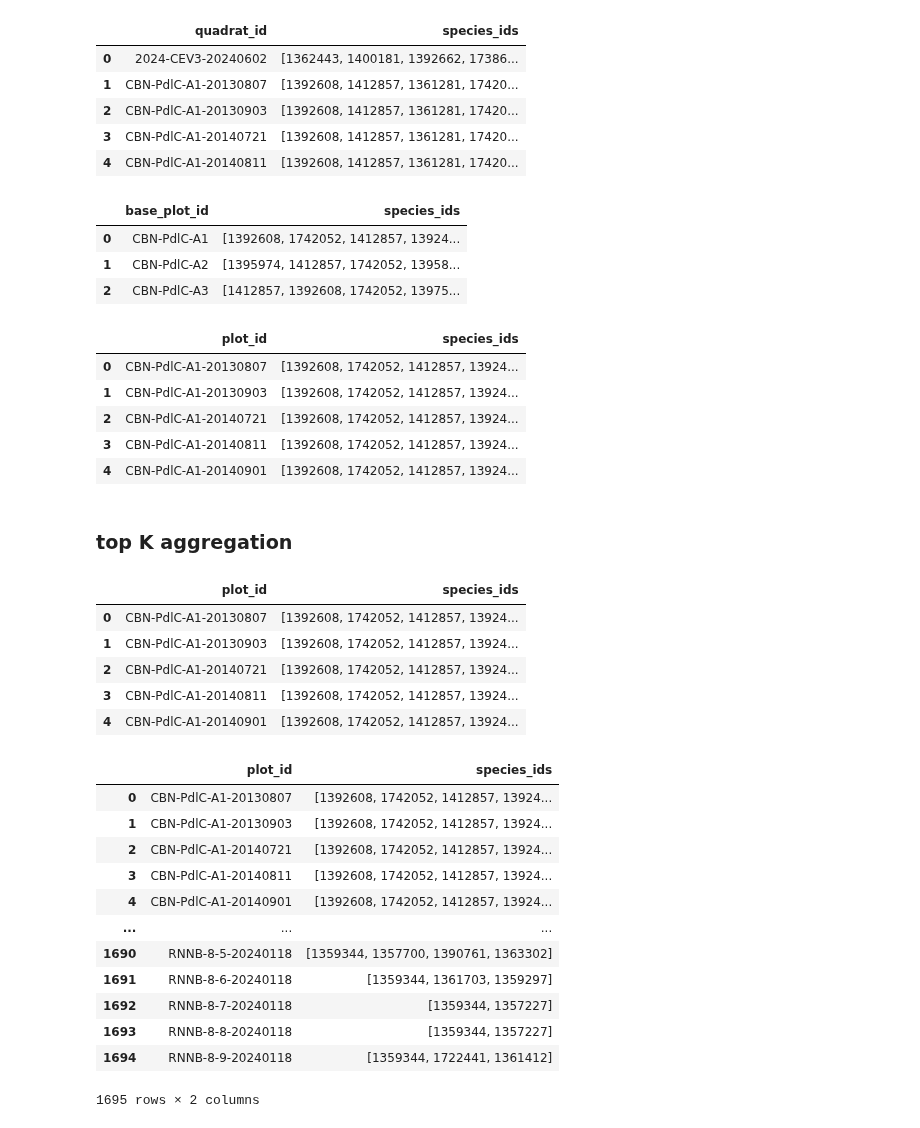
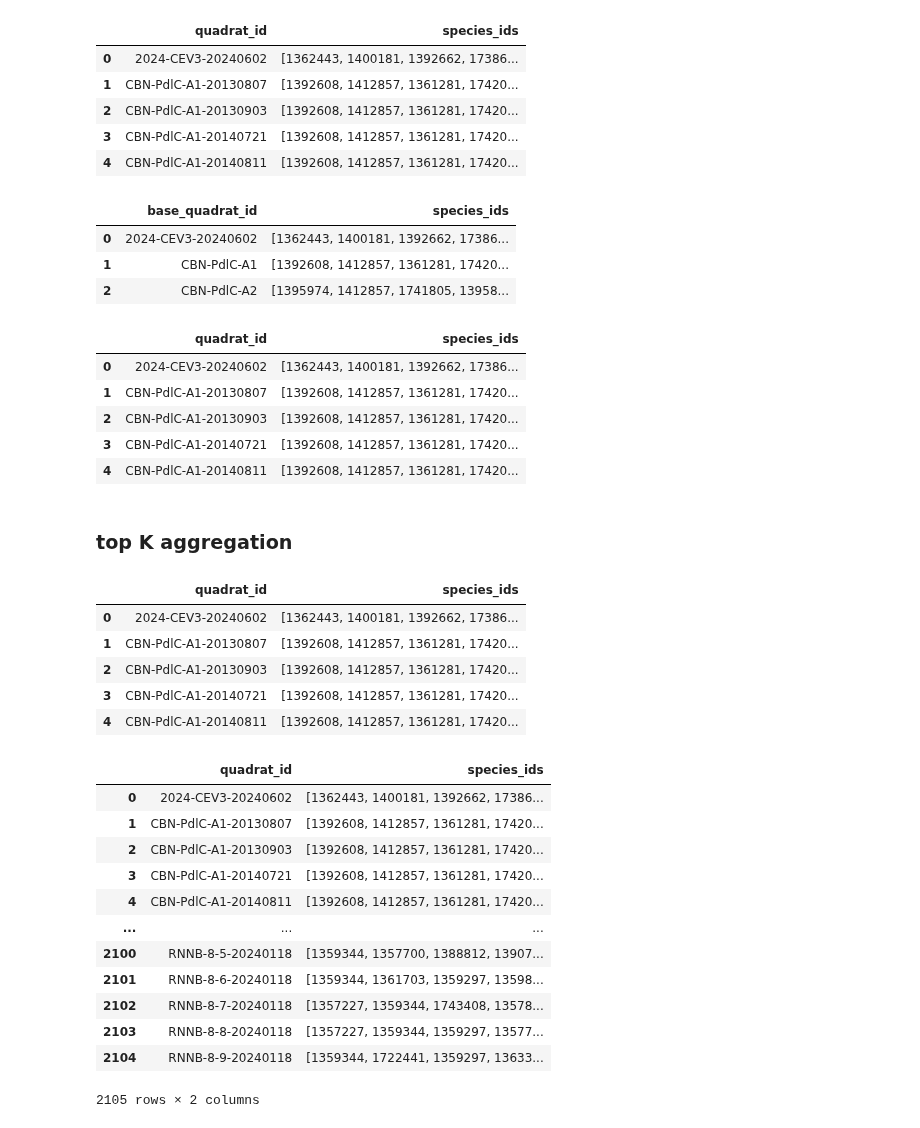
Before and after one commit to dsgt-arc/plantclef-2025, a Jupyter notebook: notebooks/ensemble/20250306-mg-aggregation.ipynb, the cells around one changed output. Drawn from its saved outputs; the diff is of its cells as text; code cells hidden in the pictures.

Commit message:
updated aggregation submission

```diff
--- a/notebooks/ensemble/20250306-mg-aggregation.ipynb
+++ b/notebooks/ensemble/20250306-mg-aggregation.ipynb
@@ -45,10 +40,11 @@ import re
 # regex-based function to extract base quadrat id
 def extract_base_quadrat_id(quadrat_id):
     patterns = [
-        (r"^(CBN-can-[A-F][0-9])-\d{8}$", 1),  # CBN-can: no aggregation
-        (r"^(CBN-PdlC-[A-F][0-9])-\d{8}$", 1),  # CBN-PdlC: aggregate A1 to F6
-        (r"^(CBN-Pla-[A-F][0-9])-\d{8}$", 1),  # CBN-Pla: same as above
-        (r"^(GUARDEN-AMB-[A-Z0-9]{4})-\d+-\d+-\d{8}$", 1),  # GUARDEN-AMB
+        (r"^(CBN-.*?-.*?)-\d{8}$", 1),  # CBN
+        (r"^(GUARDEN-.*?-.*?)-.*$", 1),  # GUARDEN-AMB
+        (r"^(LISAH-.*?)-\d{8}$", 1),  # LISAH
+        (r"^(OPTMix-\d+)-.*$", 1),  # OPTMix
+        (r"^(RNNB-\d+-\d+)-\d{8}$", 1),  # RNNB
     ]
     for pattern, group_idx in patterns:
         match = re.match(pattern, quadrat_id)
@@ -257,67 +234,70 @@ main(df_final, file_name)
 # %%
 # function to aggregate species, sort them by frequency, and select top K species
 def union_agg_topk(x, top_k=5):
     species_counts = Counter([species for sublist in x for species in sublist])
     return [species for species, _ in species_counts.most_common(top_k)]
 
 
 # Define the top K value (change as needed)
 top_k = 5
 
 # group by base_plot_id and apply the updated aggregation function with top K filtering
 df_union_topk = (
-    df.groupby("base_plot_id")["species_ids"]
+    df.groupby("base_quadrat_id")["species_ids"]
     .apply(lambda x: union_agg_topk(x, top_k))
     .reset_index()
 )
 display(df_union_topk.head(3))
 
 # merge the aggregated species_ids back to the original df
 df_merged_topk = df.merge(
-    df_union_topk, on="base_plot_id", how="left", suffixes=("_original", "_aggregated")
+    df_union_topk,
+    on="base_quadrat_id",
+    how="left",
+    suffixes=("_original", "_aggregated"),
 )
 
 # select only the required columns: original plot_id and aggregated species_ids
-df_final_topk = df_merged_topk[["plot_id", "species_ids_aggregated"]].rename(
+df_final_topk = df_merged_topk[["quadrat_id", "species_ids_aggregated"]].rename(
     columns={"species_ids_aggregated": "species_ids"}
 )
 df_final_topk.head()
 # %% [output]
-|  | base_plot_id | species_ids |
-| 0 | CBN-PdlC-A1 | [1392608, 1742052, 1412857, 13924... |
-| 1 | CBN-PdlC-A2 | [1395974, 1412857, 1742052, 13958... |
-| 2 | CBN-PdlC-A3 | [1412857, 1392608, 1742052, 13975... |
+|  | base_quadrat_id | species_ids |
+| 0 | 2024-CEV3-20240602 | [1362443, 1400181, 1392662, 17386... |
+| 1 | CBN-PdlC-A1 | [1392608, 1412857, 1361281, 17420... |
+| 2 | CBN-PdlC-A2 | [1395974, 1412857, 1741805, 13958... |
-|  | plot_id | species_ids |
-| 0 | CBN-PdlC-A1-20130807 | [1392608, 1742052, 1412857, 13924... |
-| 1 | CBN-PdlC-A1-20130903 | [1392608, 1742052, 1412857, 13924... |
-| 2 | CBN-PdlC-A1-20140721 | [1392608, 1742052, 1412857, 13924... |
-| 3 | CBN-PdlC-A1-20140811 | [1392608, 1742052, 1412857, 13924... |
-| 4 | CBN-PdlC-A1-20140901 | [1392608, 1742052, 1412857, 13924... |
+|  | quadrat_id | species_ids |
+| 0 | 2024-CEV3-20240602 | [1362443, 1400181, 1392662, 17386... |
+| 1 | CBN-PdlC-A1-20130807 | [1392608, 1412857, 1361281, 17420... |
+| 2 | CBN-PdlC-A1-20130903 | [1392608, 1412857, 1361281, 17420... |
+| 3 | CBN-PdlC-A1-20140721 | [1392608, 1412857, 1361281, 17420... |
+| 4 | CBN-PdlC-A1-20140811 | [1392608, 1412857, 1361281, 17420... |
 # %% [markdown]
 ### top K aggregation
 # %%
 file_name = f"agg_topk{top_k}_dsgt_run_topk_9_species_grid_6x6.csv"
 main(df_final_topk, file_name)
 # %% [output]
-|  | plot_id | species_ids |
-| 0 | CBN-PdlC-A1-20130807 | [1392608, 1742052, 1412857, 13924... |
-| 1 | CBN-PdlC-A1-20130903 | [1392608, 1742052, 1412857, 13924... |
-| 2 | CBN-PdlC-A1-20140721 | [1392608, 1742052, 1412857, 13924... |
-| 3 | CBN-PdlC-A1-20140811 | [1392608, 1742052, 1412857, 13924... |
-| 4 | CBN-PdlC-A1-20140901 | [1392608, 1742052, 1412857, 13924... |
+|  | quadrat_id | species_ids |
+| 0 | 2024-CEV3-20240602 | [1362443, 1400181, 1392662, 17386... |
+| 1 | CBN-PdlC-A1-20130807 | [1392608, 1412857, 1361281, 17420... |
+| 2 | CBN-PdlC-A1-20130903 | [1392608, 1412857, 1361281, 17420... |
+| 3 | CBN-PdlC-A1-20140721 | [1392608, 1412857, 1361281, 17420... |
+| 4 | CBN-PdlC-A1-20140811 | [1392608, 1412857, 1361281, 17420... |
 # %%
 display(df_final_topk)
 # %% [output]
-|  | plot_id | species_ids |
-| 0 | CBN-PdlC-A1-20130807 | [1392608, 1742052, 1412857, 13924... |
-| 1 | CBN-PdlC-A1-20130903 | [1392608, 1742052, 1412857, 13924... |
-| 2 | CBN-PdlC-A1-20140721 | [1392608, 1742052, 1412857, 13924... |
-| 3 | CBN-PdlC-A1-20140811 | [1392608, 1742052, 1412857, 13924... |
-| 4 | CBN-PdlC-A1-20140901 | [1392608, 1742052, 1412857, 13924... |
+|  | quadrat_id | species_ids |
+| 0 | 2024-CEV3-20240602 | [1362443, 1400181, 1392662, 17386... |
+| 1 | CBN-PdlC-A1-20130807 | [1392608, 1412857, 1361281, 17420... |
+| 2 | CBN-PdlC-A1-20130903 | [1392608, 1412857, 1361281, 17420... |
+| 3 | CBN-PdlC-A1-20140721 | [1392608, 1412857, 1361281, 17420... |
+| 4 | CBN-PdlC-A1-20140811 | [1392608, 1412857, 1361281, 17420... |
 | ... | ... | ... |
-| 1690 | RNNB-8-5-20240118 | [1359344, 1357700, 1390761, 1363302] |
-| 1691 | RNNB-8-6-20240118 | [1359344, 1361703, 1359297] |
-| 1692 | RNNB-8-7-20240118 | [1359344, 1357227] |
-| 1693 | RNNB-8-8-20240118 | [1359344, 1357227] |
-| 1694 | RNNB-8-9-20240118 | [1359344, 1722441, 1361412] |
+| 2100 | RNNB-8-5-20240118 | [1359344, 1357700, 1388812, 13907... |
+| 2101 | RNNB-8-6-20240118 | [1359344, 1361703, 1359297, 13598... |
+| 2102 | RNNB-8-7-20240118 | [1357227, 1359344, 1743408, 13578... |
+| 2103 | RNNB-8-8-20240118 | [1357227, 1359344, 1359297, 13577... |
+| 2104 | RNNB-8-9-20240118 | [1359344, 1722441, 1359297, 13633... |
-1695 rows × 2 columns
+2105 rows × 2 columns
```
Also changed, not shown: parts of 5 cells of this notebook, 2 other files.
